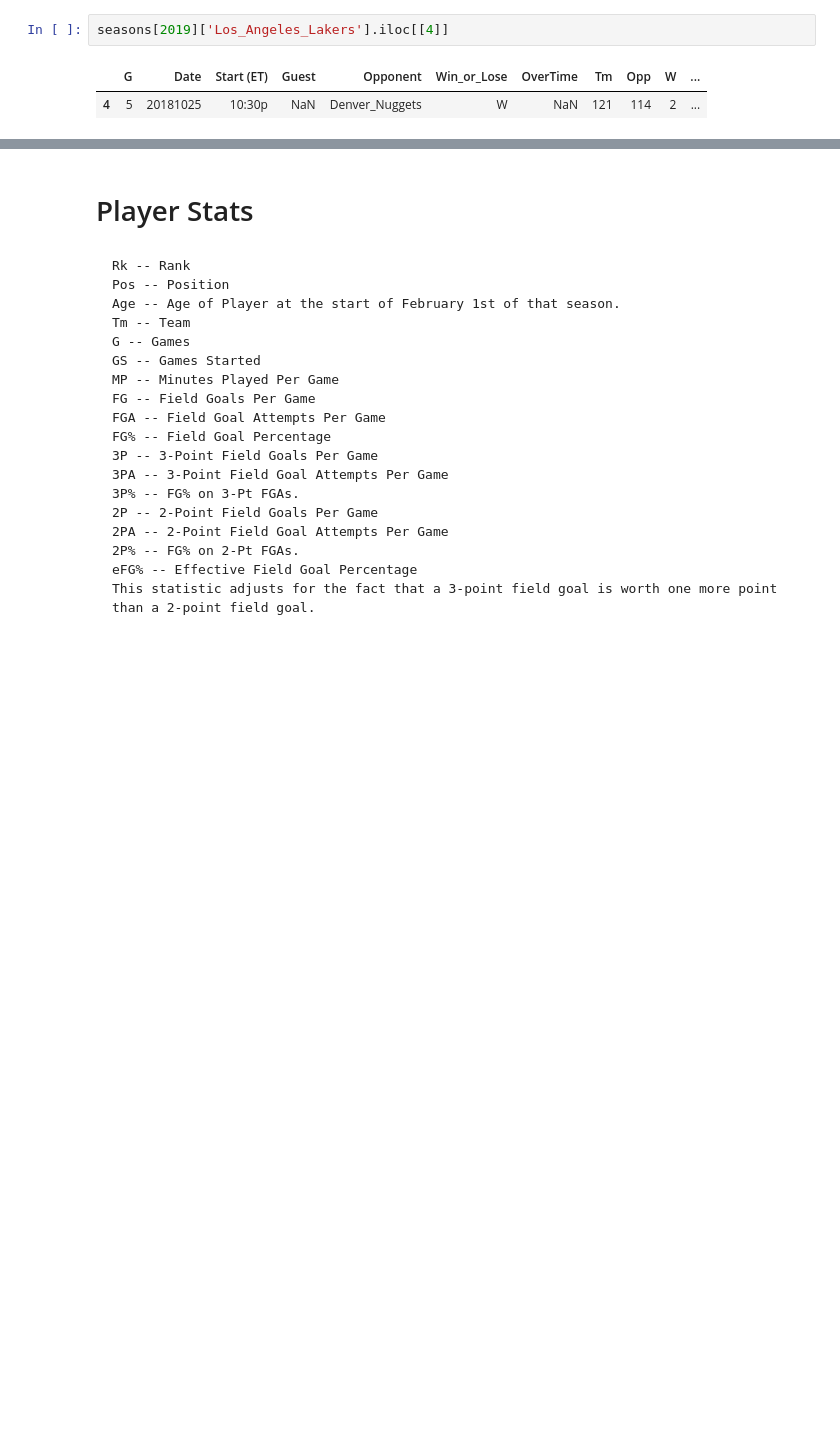
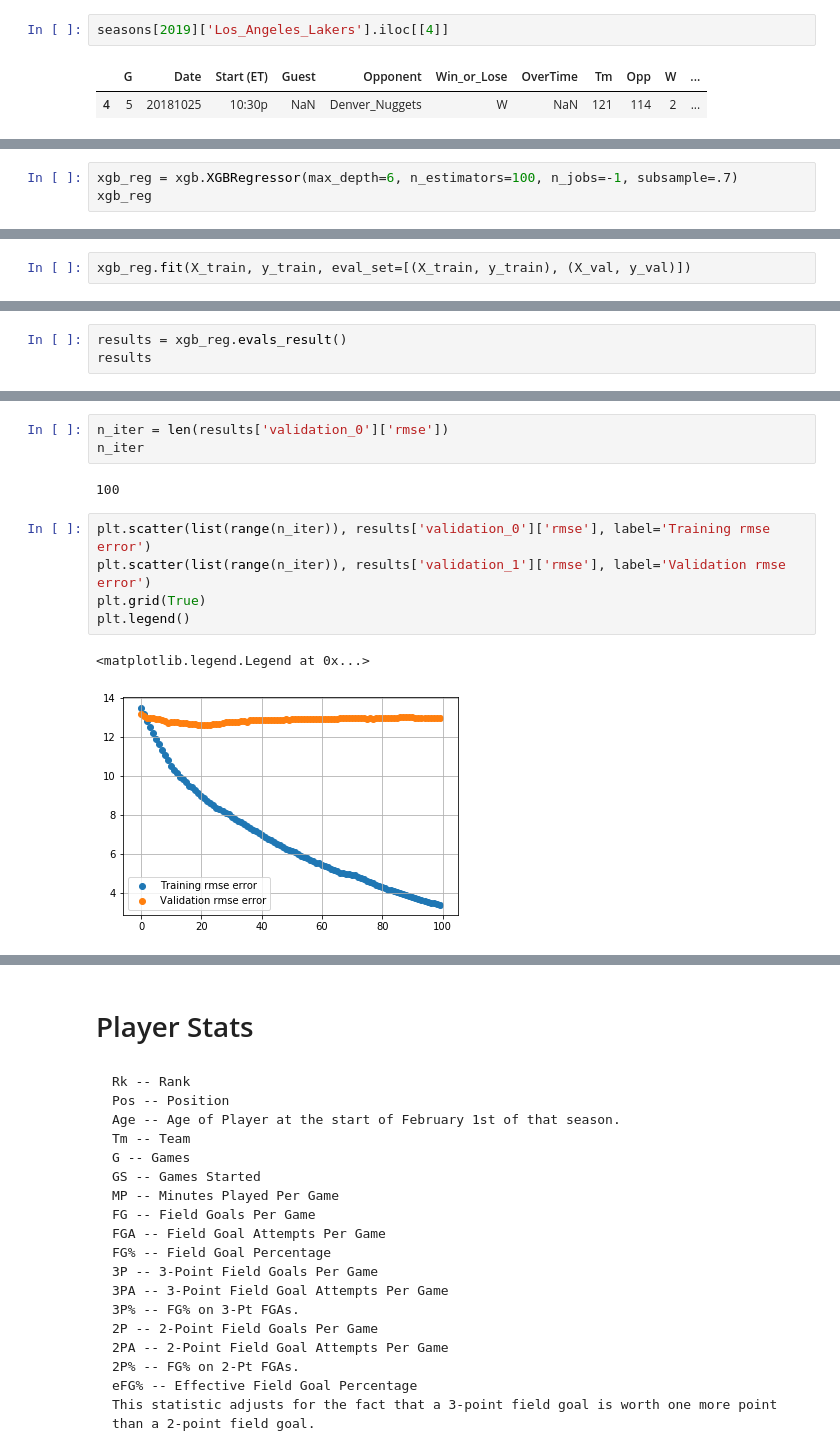
Before and after one commit to sobyl/NBA_Prediction, a Jupyter notebook: final.ipynb, the cells around one changed output, grey strips where cells are left out. Saved outputs shown, nothing was run; the diff lists cells and outputs as text; blank space fills up the shorter version.

```diff
--- a/final.ipynb
+++ b/final.ipynb
@@ -296,0 +484,3 @@ SyntaxError: 'continue' not properly in loop (<ipython-input-267-2007df88e314>,
+# %%
+xgb_reg = xgb.XGBRegressor(max_depth=6, n_estimators=100, n_jobs=-1, subsample=.7)
+xgb_reg
@@ -296,0 +495,2 @@ SyntaxError: 'continue' not properly in loop (<ipython-input-267-2007df88e314>,
+# %%
+xgb_reg.fit(X_train, y_train, eval_set=[(X_train, y_train), (X_val, y_val)])
@@ -296,0 +522,3 @@ SyntaxError: 'continue' not properly in loop (<ipython-input-267-2007df88e314>,
+# %%
+results = xgb_reg.evals_result()
+results
@@ -296,0 +543,13 @@ SyntaxError: 'continue' not properly in loop (<ipython-input-267-2007df88e314>,
+# %%
+n_iter = len(results['validation_0']['rmse'])
+n_iter
+# %% [output]
+100
+# %%
+plt.scatter(list(range(n_iter)), results['validation_0']['rmse'], label='Training rmse error')
+plt.scatter(list(range(n_iter)), results['validation_1']['rmse'], label='Validation rmse error')
+plt.grid(True)
+plt.legend()
+# %% [output]
+<matplotlib.legend.Legend at 0x...>
+[figure, added]
```
Also changed, not shown: parts of 25 cells of this notebook, 1 other file.
